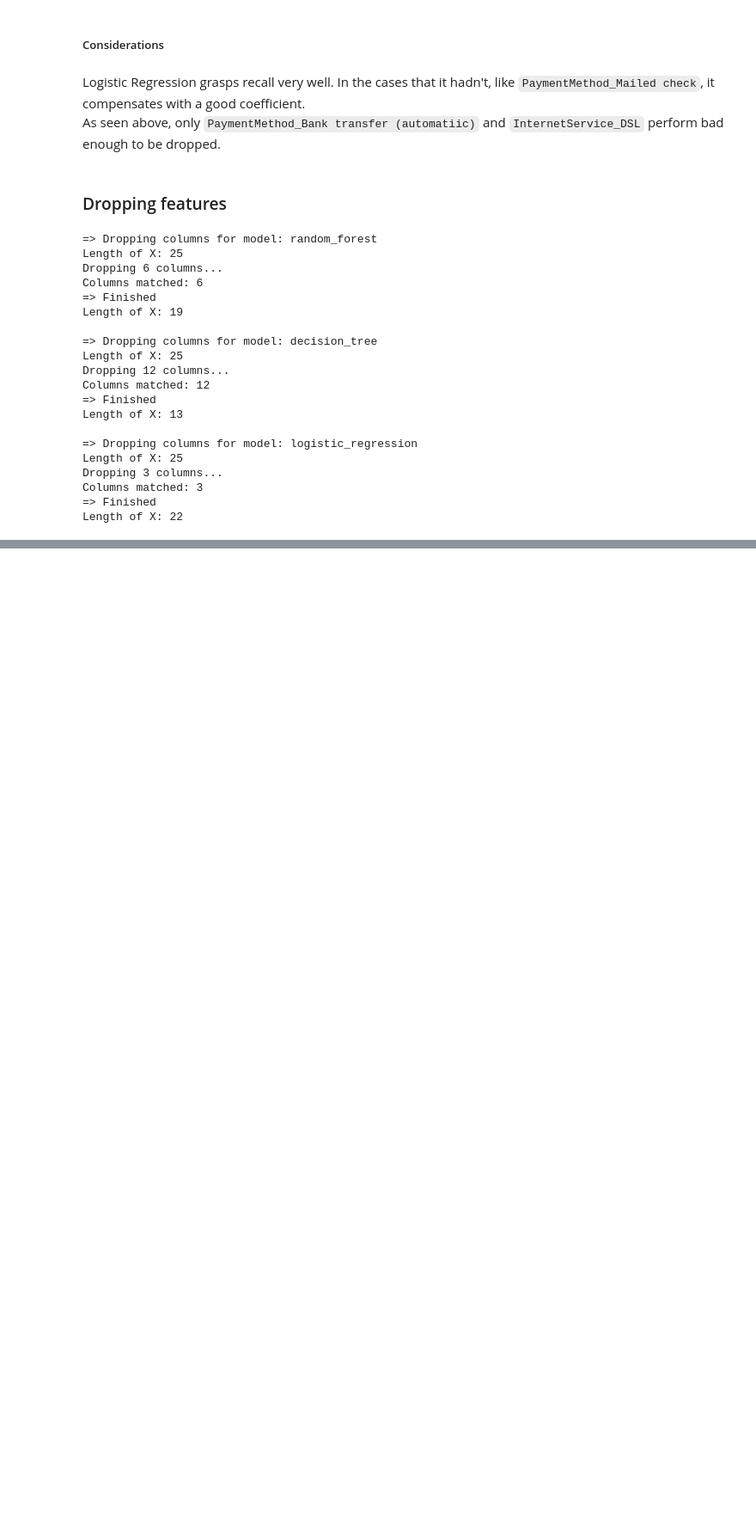
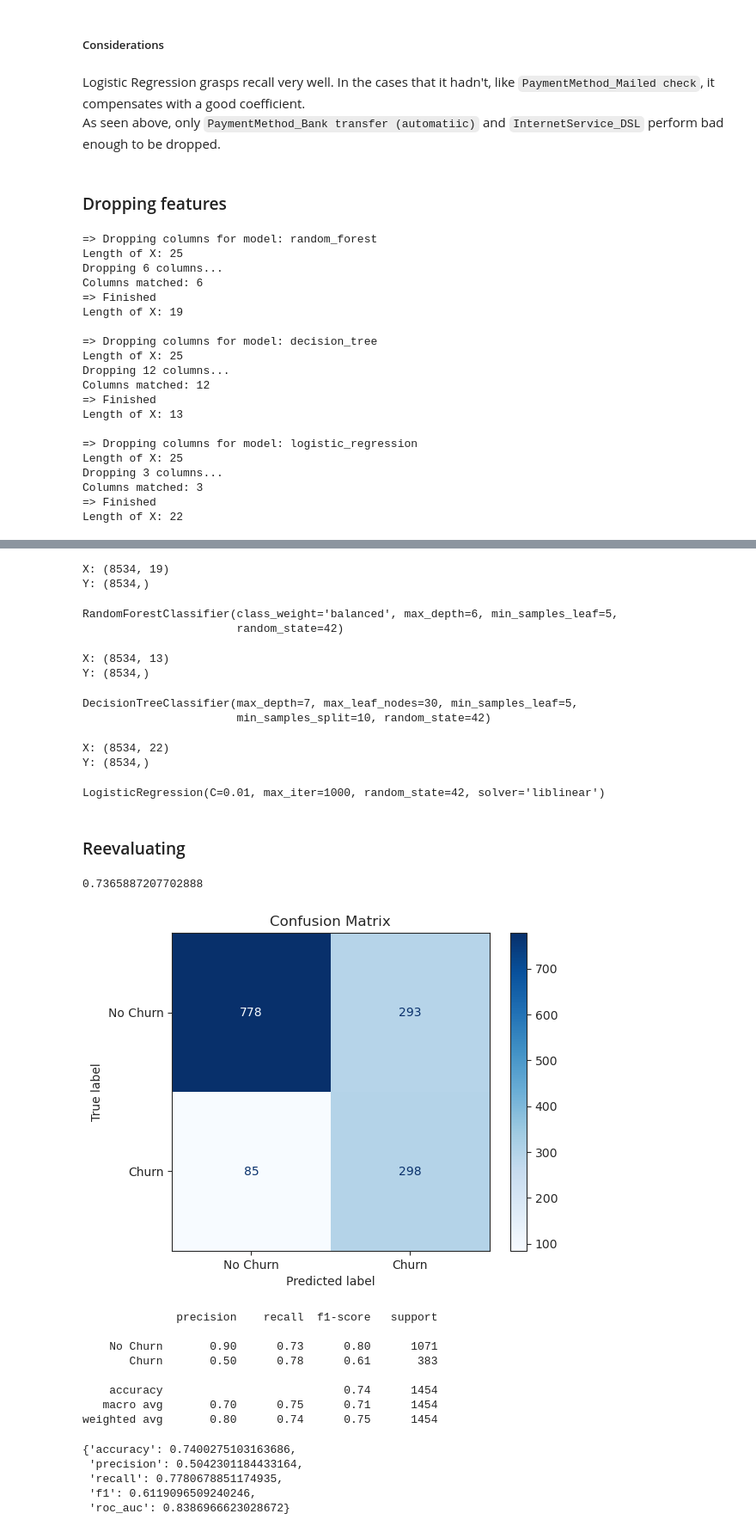
Before and after one commit to DanielCrema/oracle-one-data-science-challenge3-telecom-x-2, a Jupyter notebook: main.ipynb, the cells around one changed output, grey strips where cells are left out. Shown at 86% size. Saved outputs shown, nothing was run; the diff lists cells and outputs as text; code cells hidden in the pictures; blank space fills up the shorter version.

Commit message:
predict churn risk on current Telecom-X data

```diff
--- a/main.ipynb
+++ b/main.ipynb
@@ -1959,6 +1966,7 @@ def drop_columns(model: ModelName) -> None:
 
     final_datasets[model]['train']['original']['x'].drop(columns=columns_to_drop, inplace=True)
     final_datasets[model]['train']['oversampled']['x'].drop(columns=columns_to_drop, inplace=True)
+    final_datasets[model]['test']['x'].drop(columns=columns_to_drop, inplace=True)
 
     print(f'=> Finished\nLength of X: {len(get_column_names(model))}\n')
 # %%
@@ -1988,0 +1999,9 @@ Length of X: 22
+# %%
+dummy_model, log_clf, dt_clf, rf_clf = instantiate_models()
+
+def fit_models(model: RandomForestClassifier | DecisionTreeClassifier | LogisticRegression, model_name: ModelName) -> None:
+    X = final_datasets[model_name]['train']['oversampled']['x']
+    y = final_datasets[model_name]['train']['oversampled']['y']
+    print(f'X: {X.shape}')
+    print(f'Y: {y.shape}')
+    model.fit(X, y)
@@ -1988,0 +2012,63 @@ Length of X: 22
+# %%
+fit_models(rf_clf, 'random_forest')
+rf_clf
+# %% [output]
+X: (8534, 19)
+Y: (8534,)
+RandomForestClassifier(class_weight='balanced', max_depth=6, min_samples_leaf=5,
+                       random_state=42)
+# %%
+fit_models(dt_clf, 'decision_tree')
+dt_clf
+# %% [output]
+X: (8534, 13)
+Y: (8534,)
+DecisionTreeClassifier(max_depth=7, max_leaf_nodes=30, min_samples_leaf=5,
+                       min_samples_split=10, random_state=42)
+# %%
+fit_models(log_clf, 'logistic_regression')
+log_clf
+# %% [output]
+X: (8534, 22)
+Y: (8534,)
+LogisticRegression(C=0.01, max_iter=1000, random_state=42, solver='liblinear')
+# %% [markdown]
+### Reevaluating
+# %%
+def evaluate_model(model, model_name: ModelName) -> dict:
+    x_test = final_datasets[model_name]['test']['x']
+    y_test = final_datasets[model_name]['test']['y']
+
+    y_pred = model.predict(x_test)
+    y_proba = model.predict_proba(x_test)[:, 1]  # Only for binary classification
+
+    plot_confusion_matrix(y_test, y_pred, labels=['No Churn', 'Churn'])
+
+    return {
+        'accuracy': accuracy_score(y_test, y_pred),
+        'precision': precision_score(y_test, y_pred, zero_division=0),
+        'recall': recall_score(y_test, y_pred, zero_division=0),
+        'f1': f1_score(y_test, y_pred, zero_division=0),
+        'roc_auc': roc_auc_score(y_test, y_proba),
+    }
+# %%
+dummy_model.score(x_test, y_test)
+# %% [output]
+0.7365887207702888
+# %%
+evaluate_model(rf_clf, 'random_forest')
+# %% [output]
+[figure, added]
+              precision    recall  f1-score   support
+
+    No Churn       0.90      0.73      0.80      1071
+       Churn       0.50      0.78      0.61       383
+
+    accuracy                           0.74      1454
+   macro avg       0.70      0.75      0.71      1454
+weighted avg       0.80      0.74      0.75      1454
+{'accuracy': 0.7400275103163686,
+ 'precision': 0.5042301184433164,
+ 'recall': 0.7780678851174935,
+ 'f1': 0.6119096509240246,
+ 'roc_auc': 0.8386966623028672}
```
Also changed, not shown: parts of 50 cells of this notebook, 1 other file.
